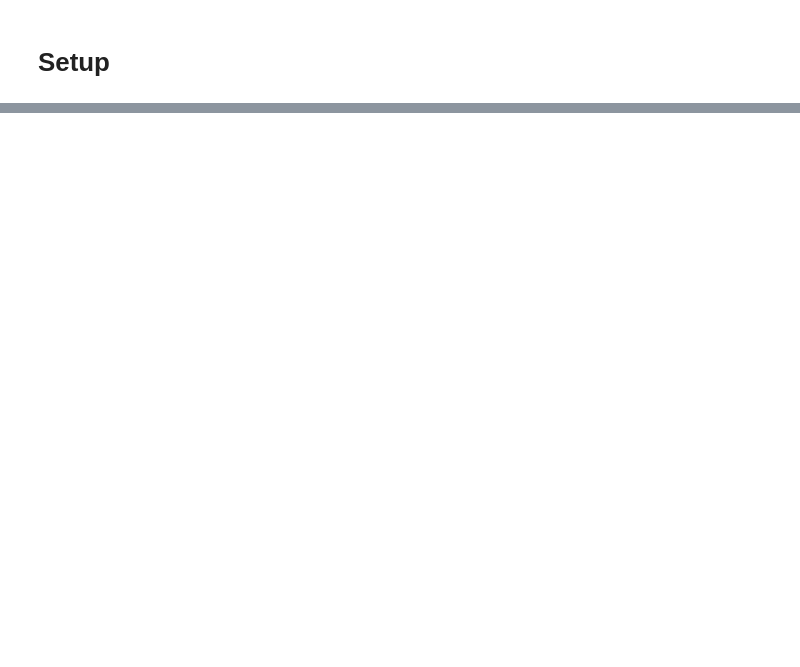
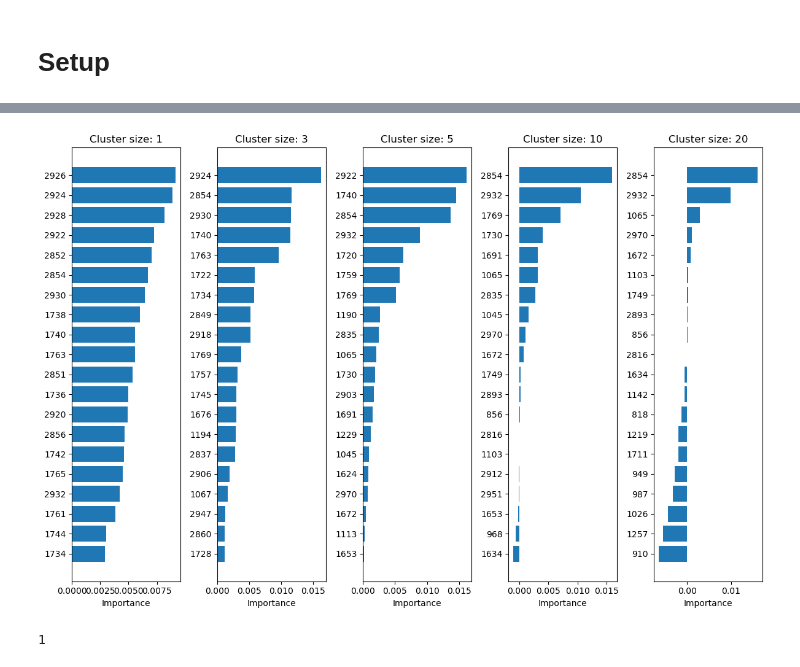
Before and after one commit to thegitrogmonster/Zamberger_thesis_AL2024, a Jupyter notebook: 06_Feature_Importance/06_feature_importance.ipynb, the cells around one changed output, grey strips where cells are left out. Cells and saved outputs as stored; diff of their text form; code cells hidden in the pictures; blank space fills up the shorter version.

```diff
--- a/06_Feature_Importance/06_feature_importance.ipynb
+++ b/06_Feature_Importance/06_feature_importance.ipynb
@@ -19,7 +19,7 @@ sys.path.append({AL_SCRIPTS_PATH})
 from al_lib.active_learning_setting import FeatureImportancePaths
 
 PATHS = FeatureImportancePaths()
-(DATA_PATH, FIGURE_PATH, ENV_PATH, RESULTS_PATH, LOG_DIR) = PATHS
+(AL_PATH, FI_PATH, DATA_PATH, FIGURE_PATH, ENV_PATH, RESULTS_PATH, LOG_DIR) = PATHS
 # sys.path.extend(PATHS)
 
 sys.path
@@ -43,0 +240,17 @@ sys.path
+# %%
+# fit the model
+param_dict = {'alpha': np.float64(0.0006739020867475914),
+  'gamma': np.float64(97508.38435276879)}
+model = KRR()
+
+model.set_params(**param_dict)
+model.fit(X_train, y_train)
+
+# extract the feature importance
+feature_importance = model.dual_coef_ # dual_coef_ is the sample importance for KRR
+
+#    dual_coef_ : ndarray of shape (n_samples,) or (n_samples, n_targets)
+#        Representation of weight vector(s) in kernel space
+
+len(feature_importance)
+X_train.shape, X_val.shape # (n_samples, n_features)
@@ -43,0 +378,33 @@ sys.path
+# %%
+# Compare the results, by plotting the top 20 most important features for each cluster size
+
+# define the number of top features to plot
+top = 20
+
+# define the number of clusters
+n_clusters = len(cluster_sizes)
+
+# create the figure
+fig, ax = plt.subplots(1, n_clusters, figsize = (12,8))
+
+# create a plot for each key in fi_cluster
+for i, key in enumerate(fi_clusters.keys()):
+    cluster_size = cluster_sizes[i]
+    X_cluster = X.copy()
+    X_cluster = X_cluster.iloc[:, ::cluster_size]
+    # get the sorted index
+    sorted_idx = fi_clusters[key].importances_mean.argsort()
+    # get the top features
+    top_idx = sorted_idx[-top:]
+    # get the top importances
+    top_importances = fi_clusters[key].importances_mean[top_idx]
+    # get the top features
+    top_features = X_cluster.columns[top_idx]
+    # plot the top features
+    ax[i].barh(top_features, top_importances)
+    ax[i].set_title(f"Cluster size: {cluster_size}")
+    ax[i].set_xlabel("Importance")
+fig.tight_layout()
+plt.show()
+# %% [output]
+[figure, added]
@@ -43,0 +421,4 @@ sys.path
+# %%
+n_clusters
+# %% [output]
+1
```
Also changed, not shown: parts of 42 cells of this notebook, 51 other files.
